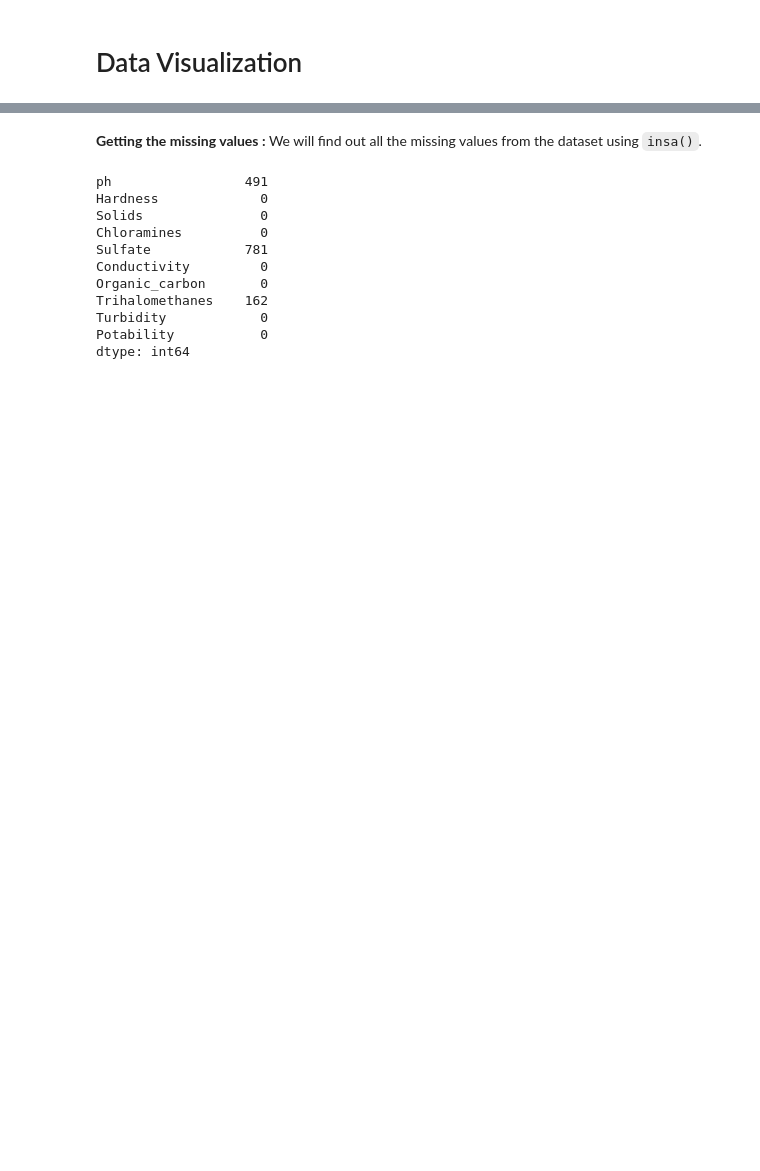
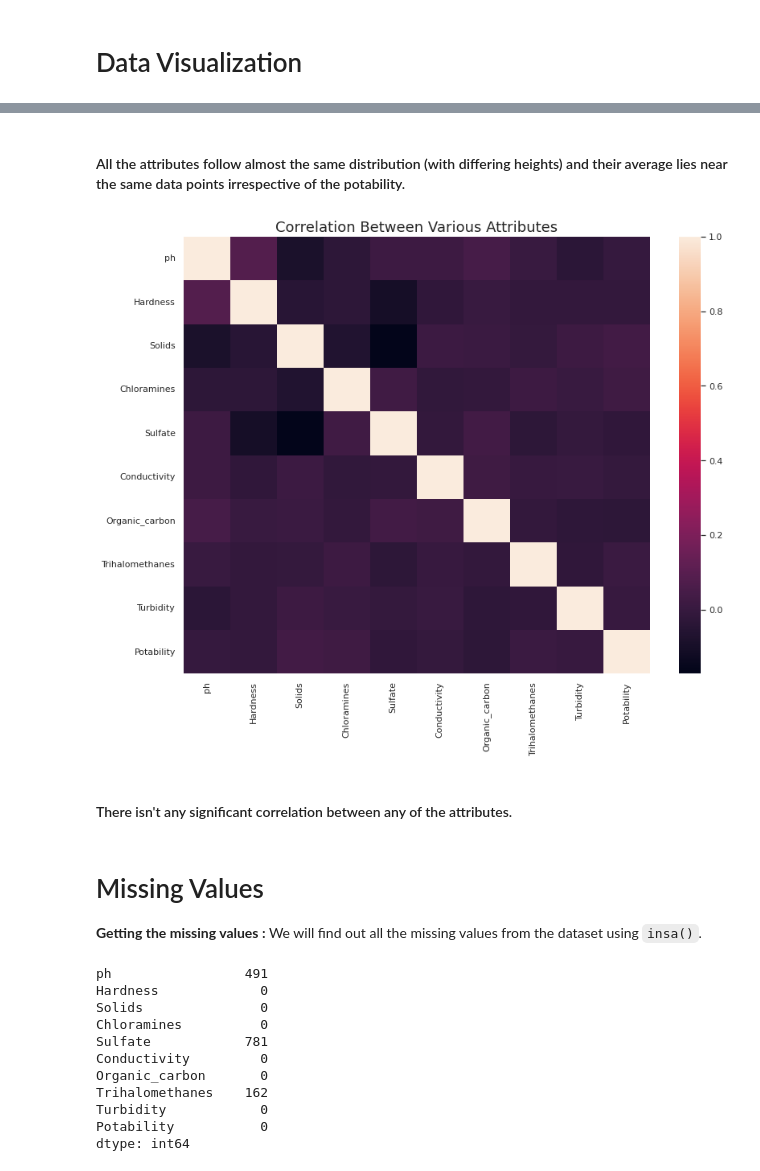
Before and after one commit to prasadposture/Water-Potability-Project, a Jupyter notebook: Water Potability.ipynb, the cells around one changed output, grey strips where cells are left out. Drawn from its saved outputs; the diff is of its cells as text; code cells hidden in the pictures; blank space fills up the shorter version.

```diff
--- a/Water Potability.ipynb
+++ b/Water Potability.ipynb
@@ -159,4 +153,15 @@ sns.heatmap(train_df.corr())
+# %% [markdown]
+#### All the attributes follow almost the same distribution (with differing heights) and their average lies near the same data points irrespective of the potability.
+# %%
+plt.figure(figsize=(13,10))
+sns.heatmap(train_df.corr())
+plt.title('Correlation Between Various Attributes', fontsize=18);
+# %% [output]
+[figure, added]
+# %% [markdown]
+#### There isn't any significant correlation between any of the attributes.
 # %% [markdown]
+# Missing Values
 **Getting the missing values :** We will find out all the missing values from the dataset using `insa()`.
 # %%
 #Missing values from the train data
```
Also changed, not shown: parts of 38 cells of this notebook.
